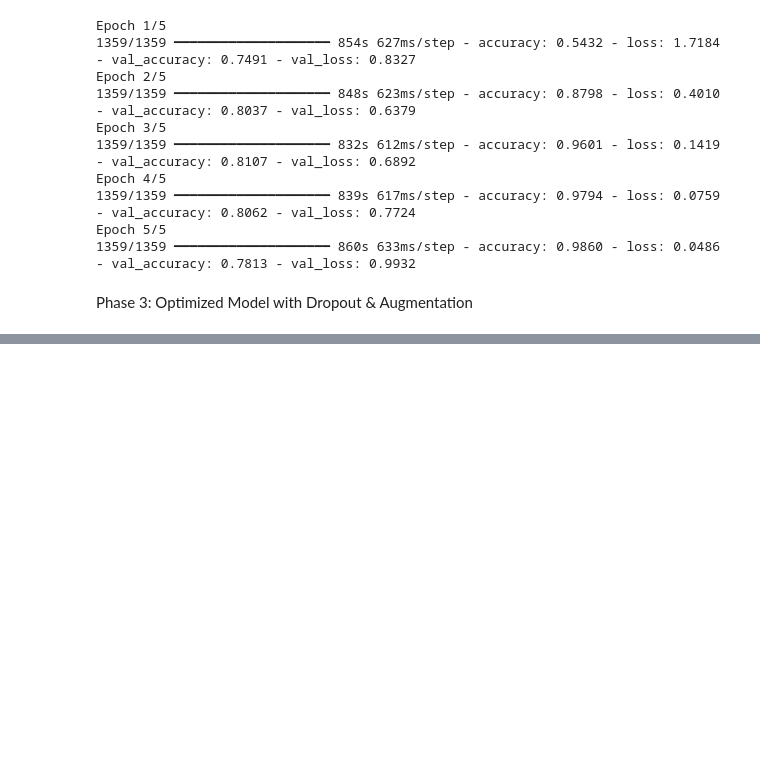
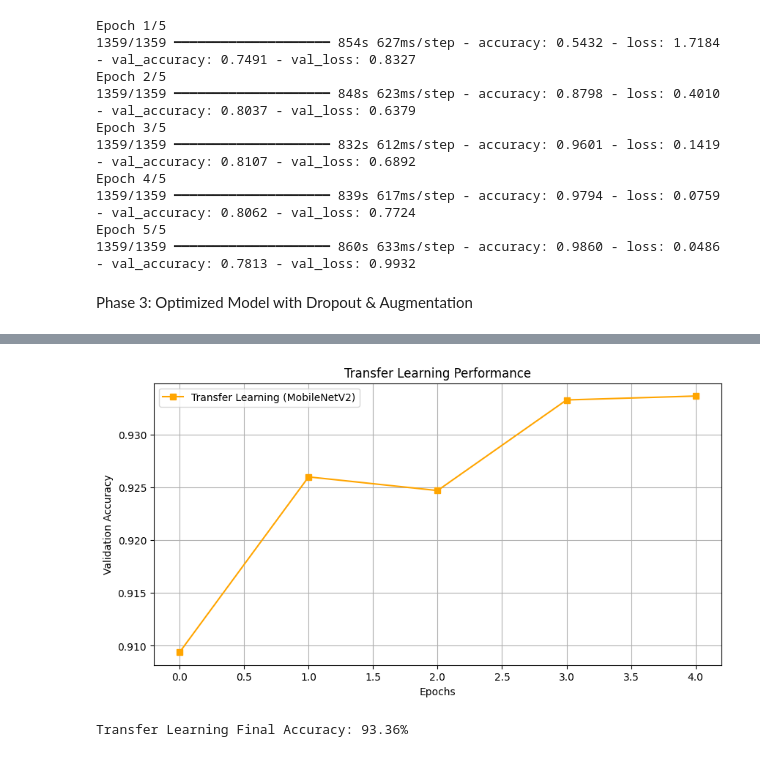
Before and after one commit to ghmi19ii-lgtm/my-first-project, a Jupyter notebook: untitled10.ipynb, the cells around one changed output, grey strips where cells are left out. Cells and saved outputs as stored; diff of their text form; code cells hidden in the pictures; blank space fills up the shorter version.

```diff
--- a/untitled10.ipynb
+++ b/untitled10.ipynb
@@ -125,3 +127,39 @@ Epoch 9/10
 1359/1359 ━━━━━━━━━━━━━━━━━━━━ 1304s 959ms/step - accuracy: 0.9597 - loss: 0.1259 - val_accuracy: 0.9284 - val_loss: 0.2589
 Epoch 10/10
 1359/1359 ━━━━━━━━━━━━━━━━━━━━ 1302s 958ms/step - accuracy: 0.9672 - loss: 0.1003 - val_accuracy: 0.9332 - val_loss: 0.2734
+# %%
+# ---  Transfer Learning & Model Comparison ---
+
+import tensorflow as tf
+import matplotlib.pyplot as plt
+
+# 1. Load MobileNetV2 with YOUR image shape (128, 128)
+base_model = tf.keras.applications.MobileNetV2(input_shape=(128, 128, 3), include_top=False, weights='imagenet')
+base_model.trainable = False
+
+# 2. Build the Model
+transfer_model = tf.keras.models.Sequential([
+    base_model,
+    tf.keras.layers.GlobalAveragePooling2D(),
+    tf.keras.layers.Dense(256, activation='relu'),
+    tf.keras.layers.Dropout(0.5),
+    tf.keras.layers.Dense(38, activation='softmax')
+])
+
+# 3. Compile and Train
+transfer_model.compile(optimizer='adam', loss='categorical_crossentropy', metrics=['accuracy'])
+transfer_history = transfer_model.fit(train_generator, epochs=5, validation_data=validation_generator)
+
+# 4. Final Comparison Plot
+# Note: Since 'history' might be missing from memory, we plot the new results
+plt.figure(figsize=(10, 5))
+plt.plot(transfer_history.history['val_accuracy'], label='Transfer Learning (MobileNetV2)', marker='s', color='orange')
+plt.title('Transfer Learning Performance')
+plt.xlabel('Epochs')
+plt.ylabel('Validation Accuracy')
+plt.legend()
+plt.grid(True)
+plt.show()
+
+print(f"Transfer Learning Final Accuracy: {transfer_history.history['val_accuracy'][-1]*100:.2f}%")
+# %% [output]
@@ -127,0 +178,2 @@ Epoch 10/10
+[figure, added]
+Transfer Learning Final Accuracy: 93.36%
```
Also changed, not shown: parts of 3 cells of this notebook.
